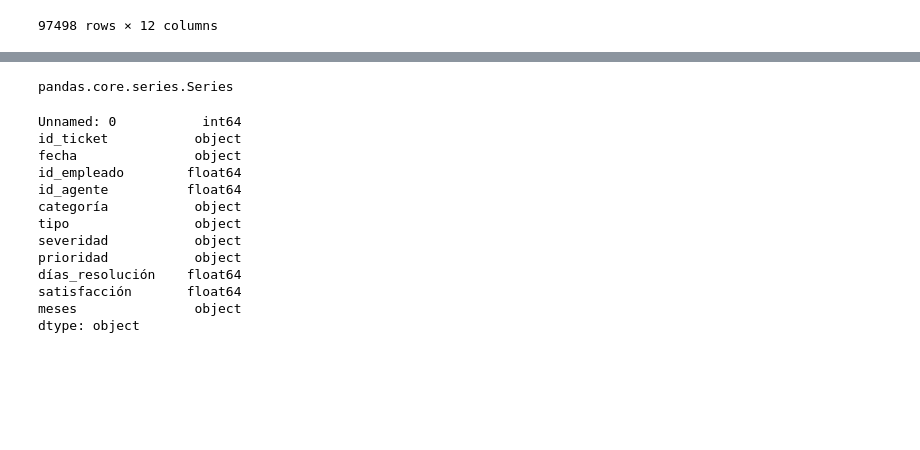
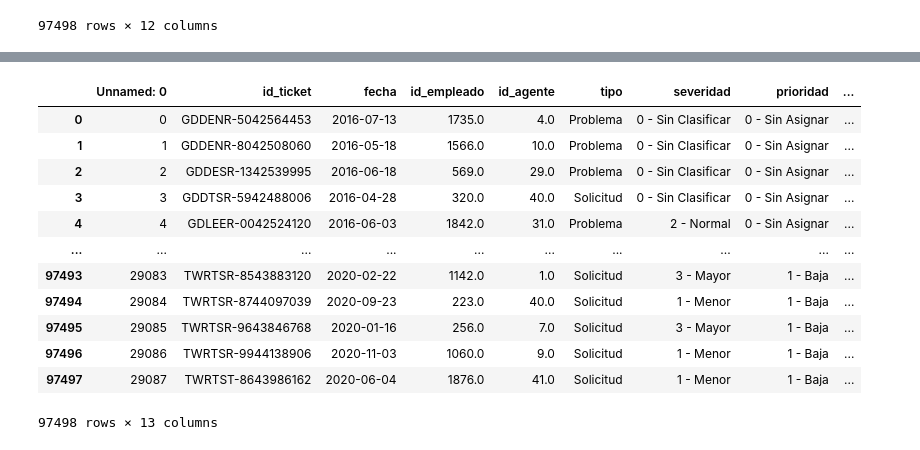
Before and after one commit to NataliaBarquin/Adalab_Pair_programming_3_numpy_pandas_visualizacion, a Jupyter notebook: pair_pandas_7.ipynb, the cells around one changed output, grey strips where cells are left out. Cells and saved outputs as stored; diff of their text form; code cells hidden in the pictures; blank space fills up the shorter version.

```diff
--- a/pair_pandas_7.ipynb
+++ b/pair_pandas_7.ipynb
@@ -114,3 +161,15 @@ df_años["mes"] = (df_años["meses"].apply(cambio_meses))
+# %%
+def cambio_caracteres(categoría):
+
+  dic_caract = {"Acceso&%Login": "Acceso/Login", 'Acceso99Login': "Acceso/Login",'Acceso-&Login':'Acceso/Login', 'Acceso%&Login': 'Acceso/Login', 'Hardware': 'Hardware', 'Software':'Software', 'Sistema':'Sistema'}
+
+  try:
+    return dic_caract[categoría]
+
+  except:
+        pass
+# %%
+df_años["Categorías"] = (df_años["categoría"].apply(cambio_caracteres))
 # %%
 df_años
 # %% [output]
@@ -133,20 +189,16 @@ TypeError: 'float' object is not iterable
-# %%
-type(df_años["meses"])
-# %% [output]
-pandas.core.series.Series
-# %%
-df_años.dtypes
-# %% [output]
-Unnamed: 0           int64
-id_ticket           object
-fecha               object
-id_empleado        float64
-id_agente          float64
-categoría           object
-tipo                object
-severidad           object
-prioridad           object
-días_resolución    float64
-satisfacción       float64
-meses               object
-dtype: object
+# %%
+df_años.drop(["categoría", "meses"], axis = 1)
+# %% [output]
+|  | Unnamed: 0 | id_ticket | fecha | id_empleado | id_agente | tipo | severidad | prioridad | ... |
+| 0 | 0 | GDDENR-5042564453 | 2016-07-13 | 1735.0 | 4.0 | Problema | 0 - Sin Clasificar | 0 - Sin Asignar | ... |
+| 1 | 1 | GDDENR-8042508060 | 2016-05-18 | 1566.0 | 10.0 | Problema | 0 - Sin Clasificar | 0 - Sin Asignar | ... |
+| 2 | 2 | GDDESR-1342539995 | 2016-06-18 | 569.0 | 29.0 | Problema | 0 - Sin Clasificar | 0 - Sin Asignar | ... |
+| 3 | 3 | GDDTSR-5942488006 | 2016-04-28 | 320.0 | 40.0 | Solicitud | 0 - Sin Clasificar | 0 - Sin Asignar | ... |
+| 4 | 4 | GDLEER-0042524120 | 2016-06-03 | 1842.0 | 31.0 | Problema | 2 - Normal | 0 - Sin Asignar | ... |
+| ... | ... | ... | ... | ... | ... | ... | ... | ... | ... |
+| 97493 | 29083 | TWRTSR-8543883120 | 2020-02-22 | 1142.0 | 1.0 | Solicitud | 3 - Mayor | 1 - Baja | ... |
+| 97494 | 29084 | TWRTSR-8744097039 | 2020-09-23 | 223.0 | 40.0 | Solicitud | 1 - Menor | 1 - Baja | ... |
+| 97495 | 29085 | TWRTSR-9643846768 | 2020-01-16 | 256.0 | 7.0 | Solicitud | 3 - Mayor | 1 - Baja | ... |
+| 97496 | 29086 | TWRTSR-9944138906 | 2020-11-03 | 1060.0 | 9.0 | Solicitud | 1 - Menor | 1 - Baja | ... |
+| 97497 | 29087 | TWRTST-8643986162 | 2020-06-04 | 1876.0 | 41.0 | Solicitud | 1 - Menor | 1 - Baja | ... |
+97498 rows × 13 columns
```
Also changed, not shown: parts of 19 cells of this notebook, 2 other files.
